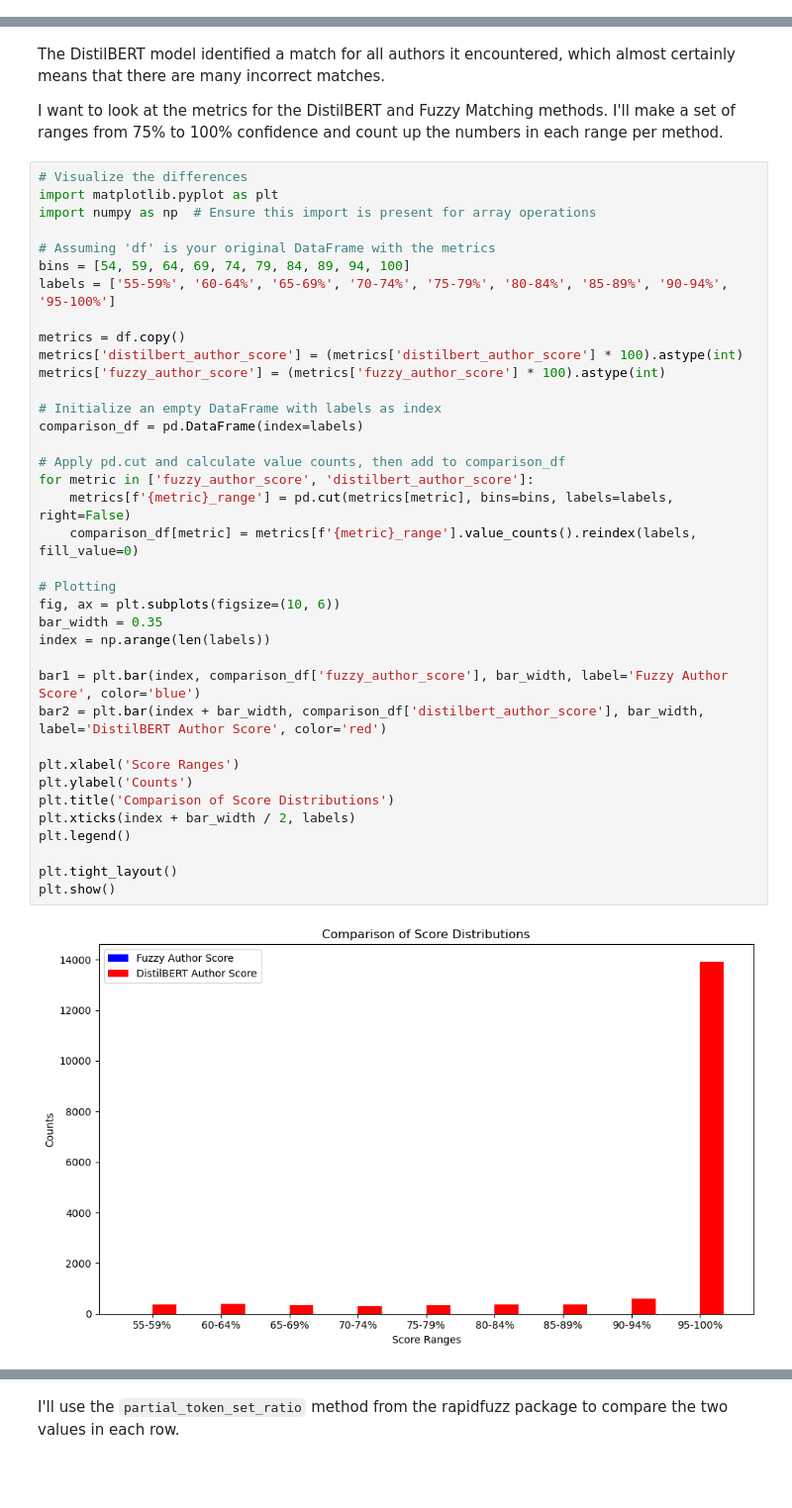
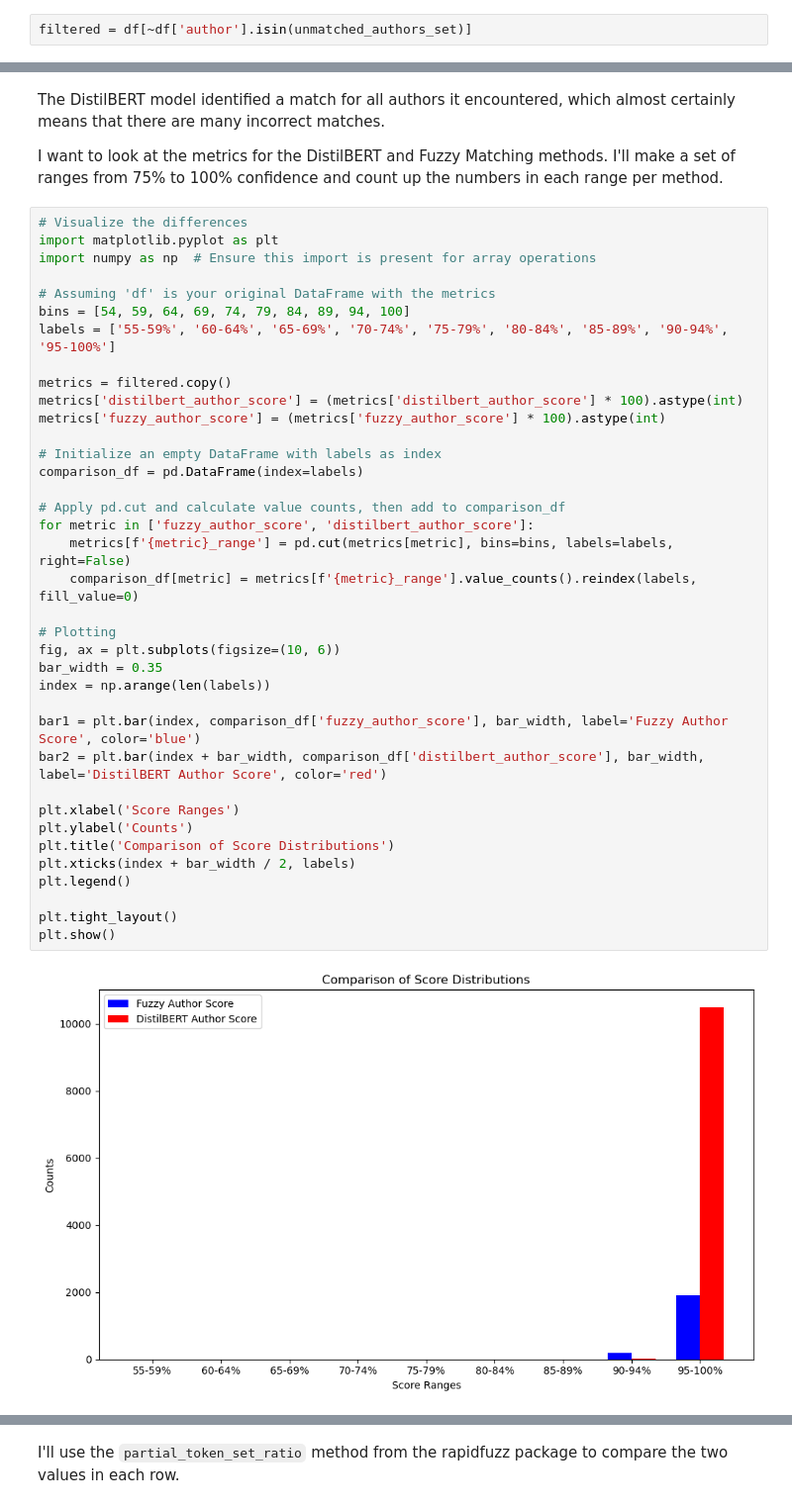
Before and after one commit to sjhuskey/dll-hybrid, a Jupyter notebook: python/analysis-2.ipynb, the cells around one changed output, grey strips where cells are left out. Shown at 99% size. Cells and saved outputs as stored; diff of their text form; blank space fills up the shorter version.

```diff
--- a/python/analysis-2.ipynb
+++ b/python/analysis-2.ipynb
@@ -170,2 +179,4 @@ len(authors_list)
+# %%
+filtered = df[~df['author'].isin(unmatched_authors_set)]
 # %% [markdown]
 **SAM: Use the authors_list to remove unlikely matches from the distilbert results. Remove the deterministically matched results, too.**
@@ -219,33 +237,33 @@ import numpy as np  # Ensure this import is present for array operations
 bins = [54, 59, 64, 69, 74, 79, 84, 89, 94, 100]
 labels = ['55-59%', '60-64%', '65-69%', '70-74%', '75-79%', '80-84%', '85-89%', '90-94%', '95-100%']
 
-metrics = df.copy()
+metrics = filtered.copy()
 metrics['distilbert_author_score'] = (metrics['distilbert_author_score'] * 100).astype(int)
 metrics['fuzzy_author_score'] = (metrics['fuzzy_author_score'] * 100).astype(int)
 
 # Initialize an empty DataFrame with labels as index
 comparison_df = pd.DataFrame(index=labels)
 
 # Apply pd.cut and calculate value counts, then add to comparison_df
 for metric in ['fuzzy_author_score', 'distilbert_author_score']:
     metrics[f'{metric}_range'] = pd.cut(metrics[metric], bins=bins, labels=labels, right=False)
     comparison_df[metric] = metrics[f'{metric}_range'].value_counts().reindex(labels, fill_value=0)
 
 # Plotting
 fig, ax = plt.subplots(figsize=(10, 6))
 bar_width = 0.35
 index = np.arange(len(labels))
 
 bar1 = plt.bar(index, comparison_df['fuzzy_author_score'], bar_width, label='Fuzzy Author Score', color='blue')
 bar2 = plt.bar(index + bar_width, comparison_df['distilbert_author_score'], bar_width, label='DistilBERT Author Score', color='red')
 
 plt.xlabel('Score Ranges')
 plt.ylabel('Counts')
 plt.title('Comparison of Score Distributions')
 plt.xticks(index + bar_width / 2, labels)
 plt.legend()
 
 plt.tight_layout()
 plt.show()
 # %% [output]
-[figure, old version]
+[figure, new version]
```
Also changed, not shown: parts of 48 cells of this notebook, 15 other files.
